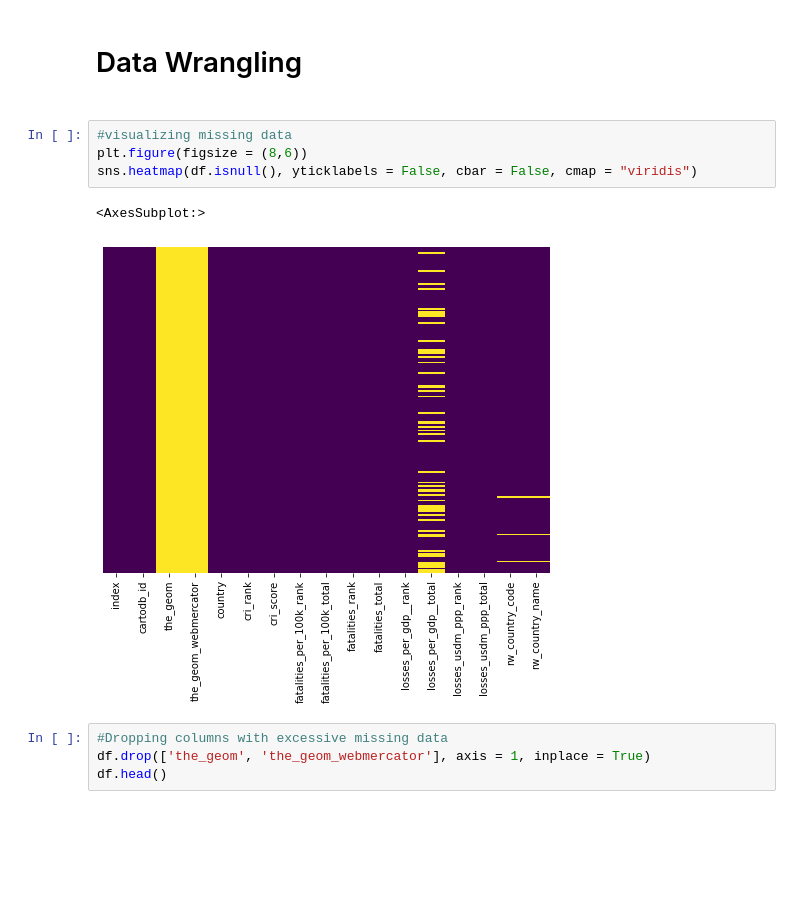
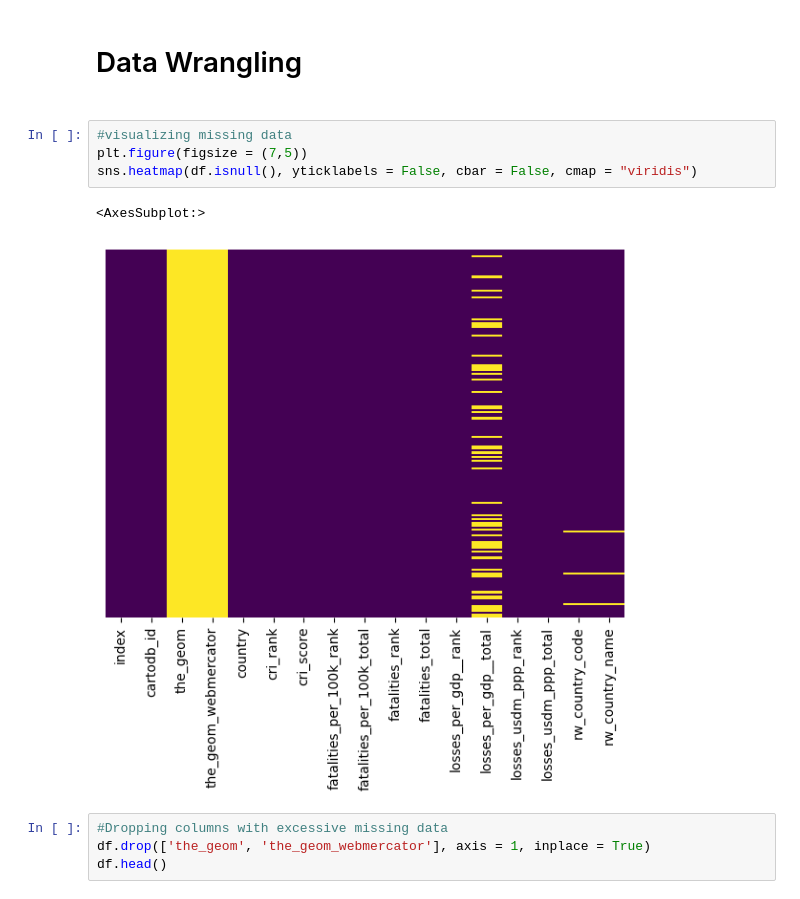
Before and after one commit to tahmee/SVC-Premiere-Project, a Jupyter notebook: SVC project.ipynb, the cells around one changed output. Saved outputs shown, nothing was run; the diff lists cells and outputs as text; blank space fills up the shorter version.

```diff
--- a/SVC project.ipynb
+++ b/SVC project.ipynb
@@ -64,11 +64,11 @@ memory usage: 24.3+ KB
 <h1>Data Wrangling<h1>
 # %%
 #visualizing missing data
-plt.figure(figsize = (8,6))
+plt.figure(figsize = (7,5))
 sns.heatmap(df.isnull(), yticklabels = False, cbar = False, cmap = "viridis")
 # %% [output]
 <AxesSubplot:>
-[figure, old version]
+[figure, new version]
 # %%
 #Dropping columns with excessive missing data
 df.drop(['the_geom', 'the_geom_webmercator'], axis = 1, inplace = True)
```
Also changed, not shown: parts of 18 cells of this notebook.
